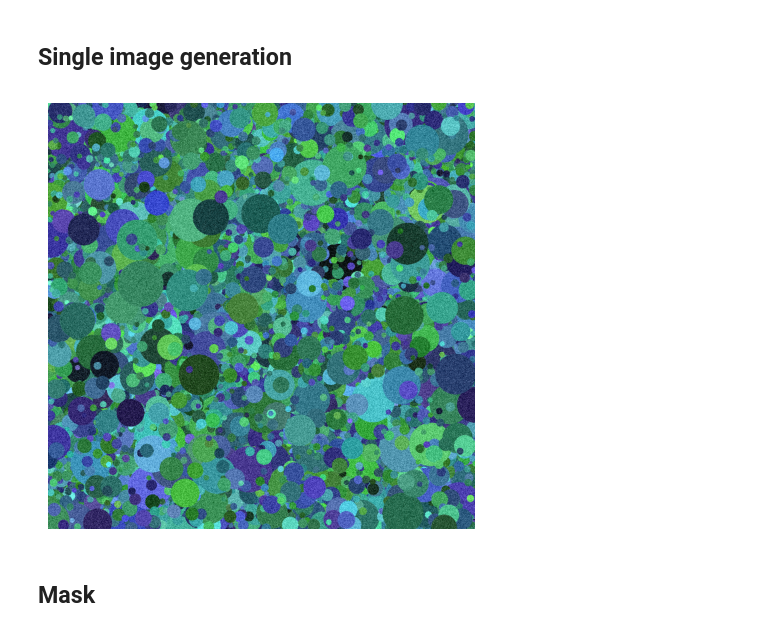
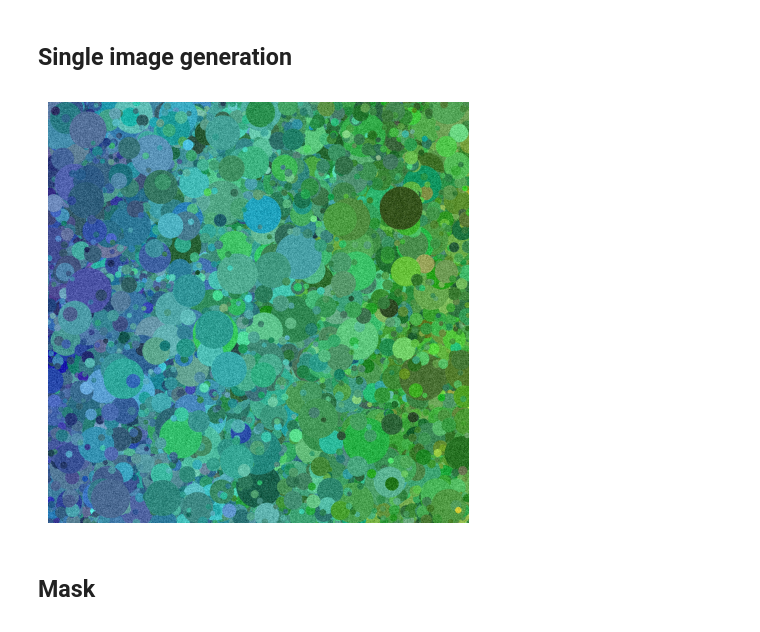
Before and after one commit to ag-perception-wallis-lab/deadleaves, a Jupyter notebook: examples/demo.ipynb, the cells around one changed output. Saved outputs shown, nothing was run; the diff lists cells and outputs as text; code cells hidden in the pictures.

```diff
--- a/examples/demo.ipynb
+++ b/examples/demo.ipynb
@@ -12,38 +12,38 @@ from dead_leaves import DeadLeavesImage, DeadLeavesModel
 # %%
 shape_params = {
     'area': {'powerlaw': {'low': 100.0, 'high': 10000.0, 'k': 1.5}}
 }
 
 model1 = DeadLeavesModel(
     "circular",
     shape_params,
     (1000,1000)
     )
 leaves, partition = model1.sample_partition()
 
 color_params = {
     'H': {'normal': {
-        'mean': {'from': 'x_pos', 'fn': lambda x: 0.001*x * 0.3 + (1-0.001*x) * 0.6},
-        'std': 0.05
+        'loc': {'from': 'x_pos', 'fn': lambda x: 0.001*x * 0.3 + (1-0.001*x) * 0.6},
+        'scale': 0.05
         }},
-    'S': {'normal': {'mean': 0.6, 'std': 0.1}},
-    'V': {'normal': {'mean': 0.6, 'std': 0.1}}
+    'S': {'normal': {'loc': 0.6, 'scale': 0.1}},
+    'V': {'normal': {'loc': 0.6, 'scale': 0.1}}
 }
 
 texture_params = {
     'gray': {'normal': {'loc': 0, 'scale': 0.1}}
 }
 
 colormodel1 = DeadLeavesImage(
     leaves,
     partition,
     color_params,
     texture_params
     )
 image = colormodel1.sample_image()
 colormodel1.show(image)
 # %% [output]
-[figure, old version]
+[figure, new version]
 # %% [markdown]
 ## Mask
 # %%
```
